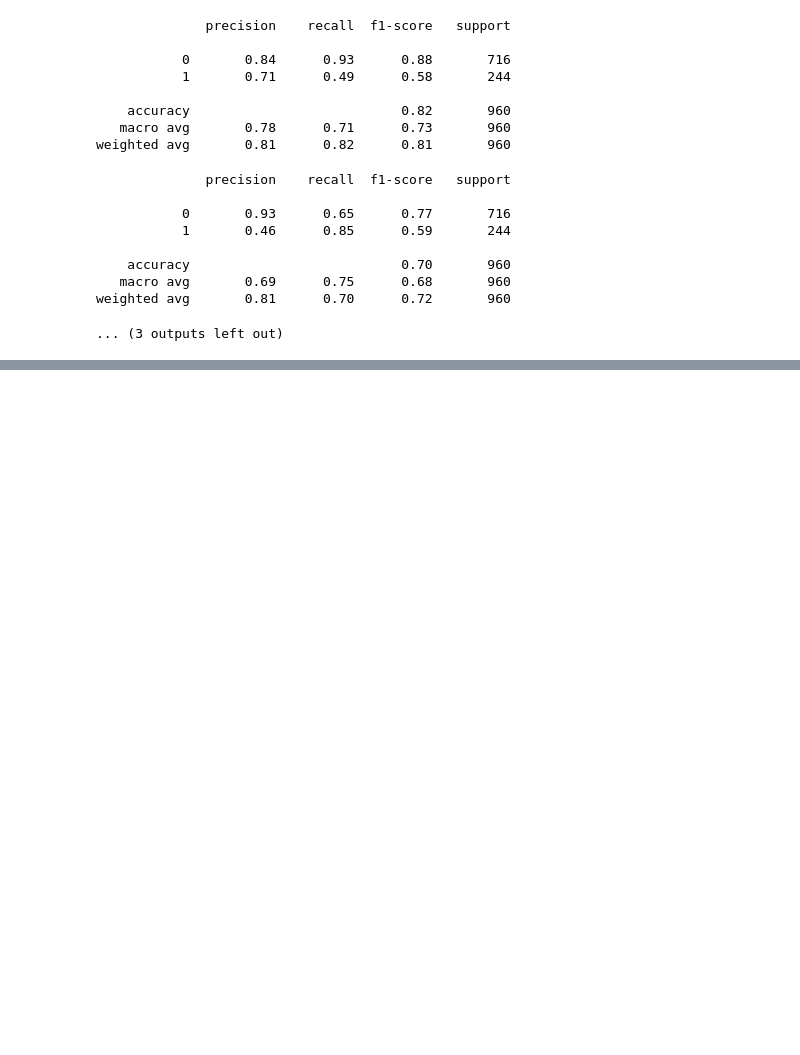
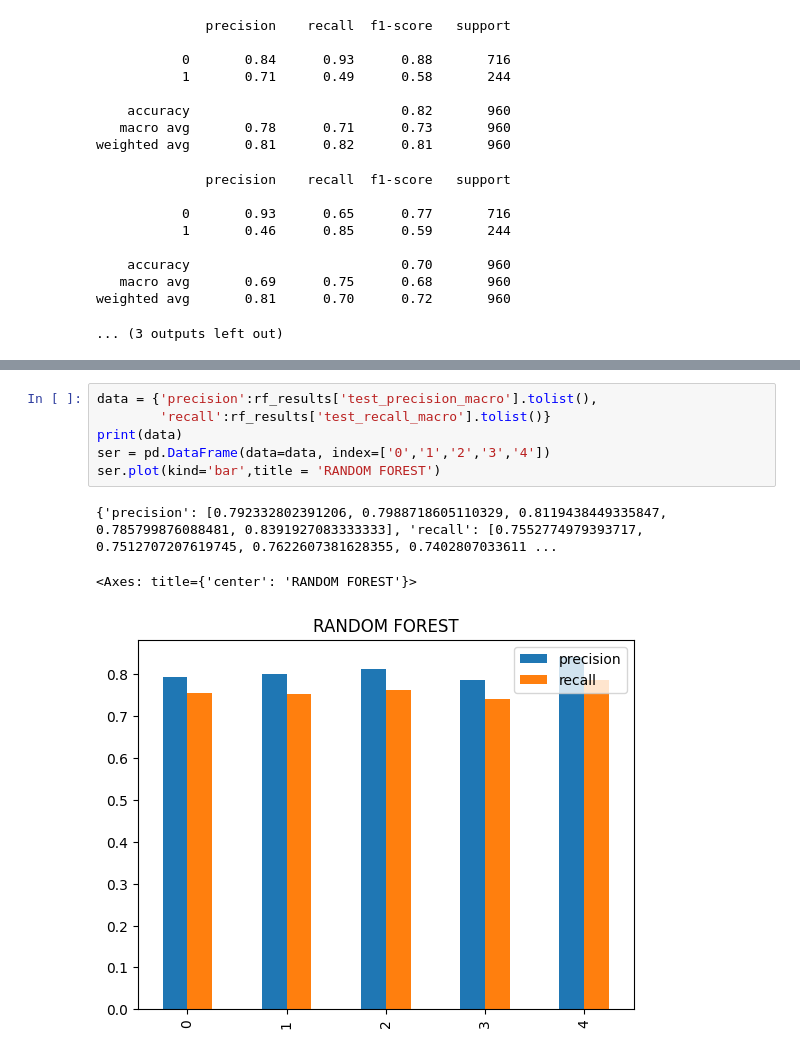
Before and after one commit to F-Zinga/DataMining-EmotionDetection, a Jupyter notebook: notebook/model_evaluation.ipynb, the cells around one changed output, grey strips where cells are left out. Cells and saved outputs as stored; diff of their text form; blank space fills up the shorter version.

```diff
--- a/notebook/model_evaluation.ipynb
+++ b/notebook/model_evaluation.ipynb
@@ -136,0 +192,10 @@ weighted avg       0.81      0.70      0.72       960
+# %%
+data = {'precision':rf_results['test_precision_macro'].tolist(),
+        'recall':rf_results['test_recall_macro'].tolist()}
+print(data)
+ser = pd.DataFrame(data=data, index=['0','1','2','3','4'])
+ser.plot(kind='bar',title = 'RANDOM FOREST')
+# %% [output]
+{'precision': [0.792332802391206, 0.7988718605110329, 0.8119438449335847, 0.785799876088481, 0.8391927083333333], 'recall': [0.7552774979393717, 0.7512707207619745, 0.7622607381628355, 0.7402807033611 ...
+<Axes: title={'center': 'RANDOM FOREST'}>
+[figure, added]
```
Also changed, not shown: parts of 6 cells of this notebook.
